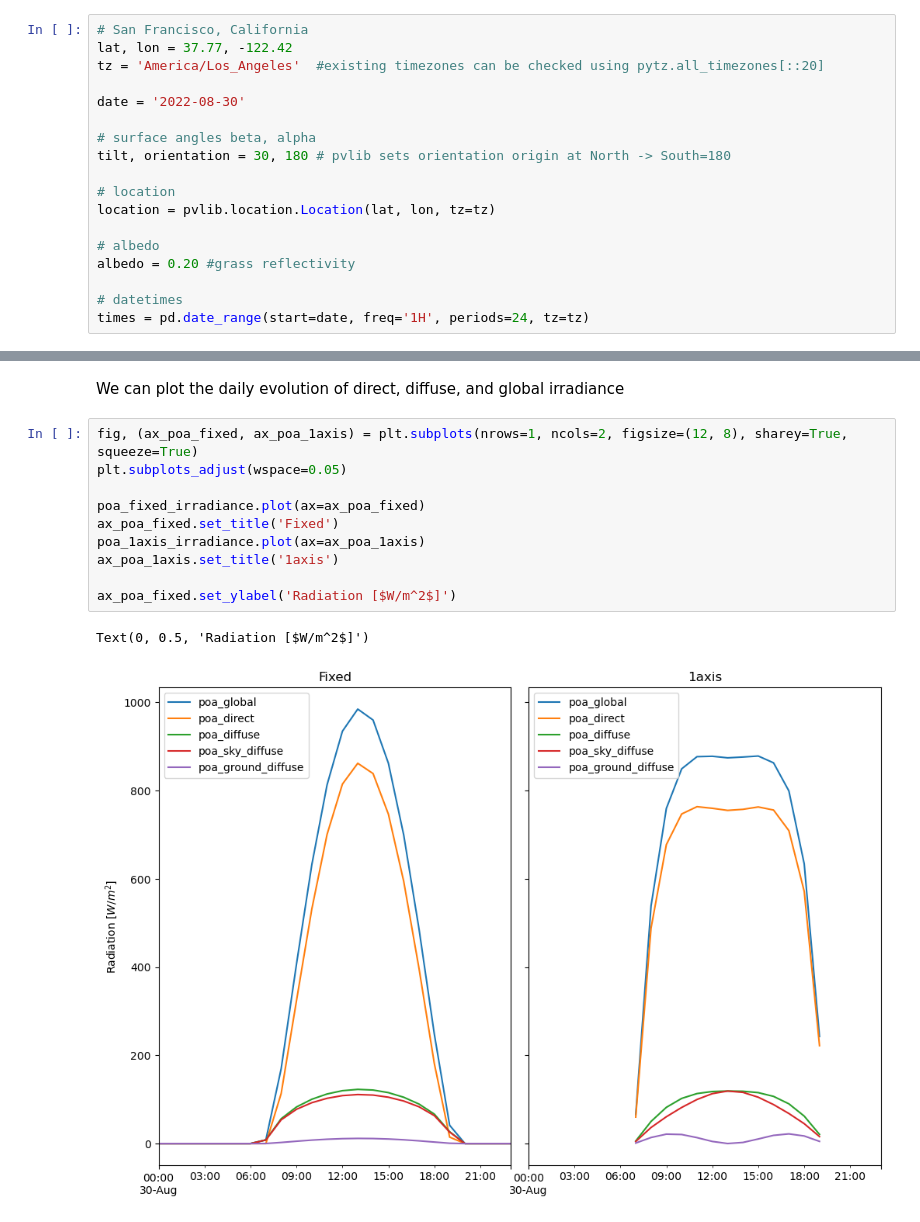
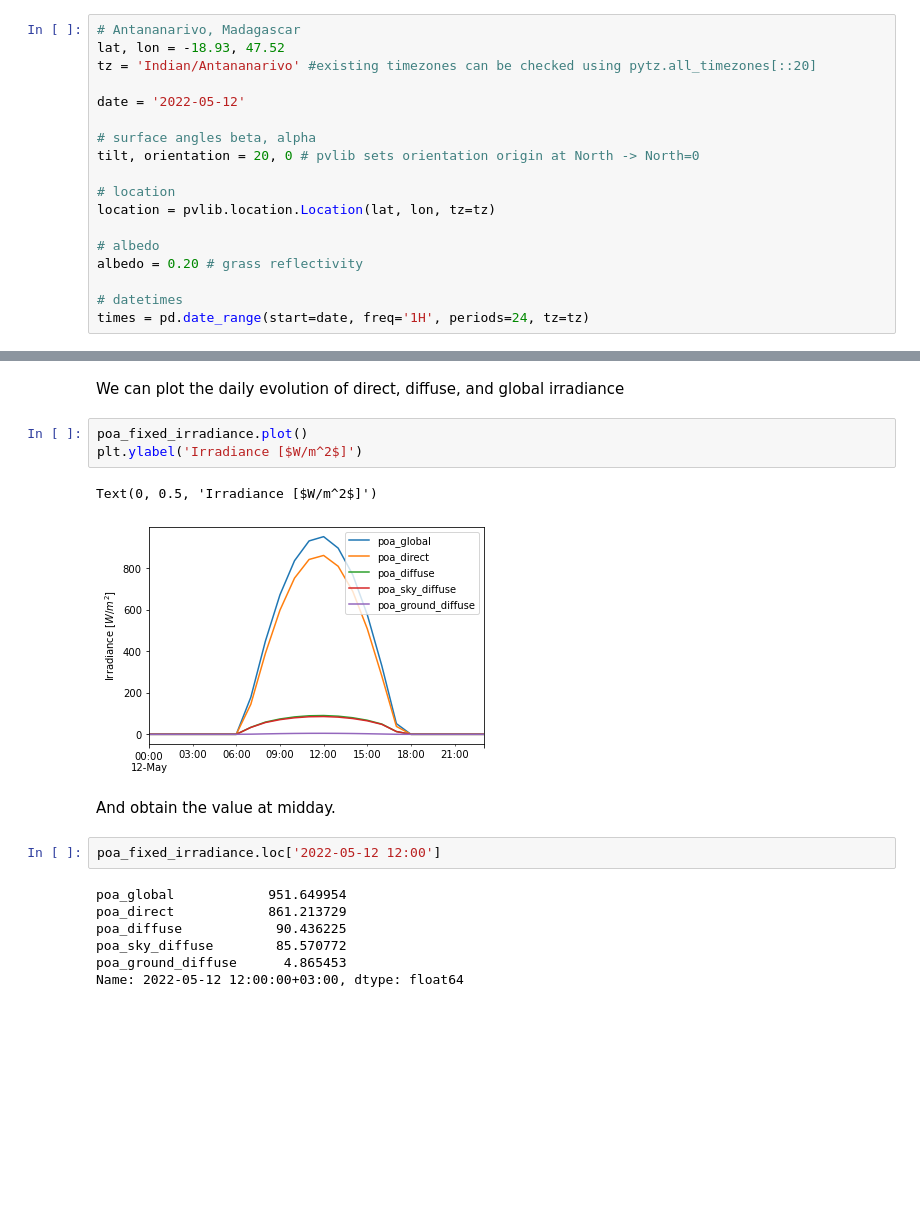
Before and after one commit to martavp/pv-textbook, a Jupyter notebook: Problems/Chapter_02/Problem2.15.ipynb, the cells around one changed output, grey strips where cells are left out. Drawn from its saved outputs; the diff is of its cells as text; blank space fills up the shorter version.

```diff
--- a/Problems/Chapter_02/Problem2.15.ipynb
+++ b/Problems/Chapter_02/Problem2.15.ipynb
@@ -21,18 +20,18 @@ We will implement the calculation for every hour on August 30, 2022.
 # %%
-# San Francisco, California
-lat, lon = 37.77, -122.42
-tz = 'America/Los_Angeles'  #existing timezones can be checked using pytz.all_timezones[::20]
+# Antananarivo, Madagascar
+lat, lon = -18.93, 47.52
+tz = 'Indian/Antananarivo' #existing timezones can be checked using pytz.all_timezones[::20]
 
-date = '2022-08-30'
+date = '2022-05-12'
 
 # surface angles beta, alpha
-tilt, orientation = 30, 180 # pvlib sets orientation origin at North -> South=180
+tilt, orientation = 20, 0 # pvlib sets orientation origin at North -> North=0
 
 # location
 location = pvlib.location.Location(lat, lon, tz=tz)
 
 # albedo
-albedo = 0.20 #grass reflectivity
+albedo = 0.20 # grass reflectivity
 
 # datetimes
 times = pd.date_range(start=date, freq='1H', periods=24, tz=tz)
@@ -78,15 +60,19 @@ poa_1axis_irradiance = pvlib.pvsystem.Array(mount=mount).get_irradiance(
 # %% [markdown]
 We can plot the daily evolution of direct, diffuse, and global irradiance
-# %%
-fig, (ax_poa_fixed, ax_poa_1axis) = plt.subplots(nrows=1, ncols=2, figsize=(12, 8), sharey=True, squeeze=True)
-plt.subplots_adjust(wspace=0.05)
-
-poa_fixed_irradiance.plot(ax=ax_poa_fixed)
-ax_poa_fixed.set_title('Fixed')
-poa_1axis_irradiance.plot(ax=ax_poa_1axis)
-ax_poa_1axis.set_title('1axis')
-
-ax_poa_fixed.set_ylabel('Radiation [$W/m^2$]')
-# %% [output]
-Text(0, 0.5, 'Radiation [$W/m^2$]')
-[figure, removed]
+# %%
+poa_fixed_irradiance.plot()
+plt.ylabel('Irradiance [$W/m^2$]')
+# %% [output]
+Text(0, 0.5, 'Irradiance [$W/m^2$]')
+[figure, added]
+# %% [markdown]
+And obtain the value at midday.
+# %%
+poa_fixed_irradiance.loc['2022-05-12 12:00']
+# %% [output]
+poa_global            951.649954
+poa_direct            861.213729
+poa_diffuse            90.436225
+poa_sky_diffuse        85.570772
+poa_ground_diffuse      4.865453
+Name: 2022-05-12 12:00:00+03:00, dtype: float64
```
Also changed, not shown: parts of 7 cells of this notebook, 7 other files.
